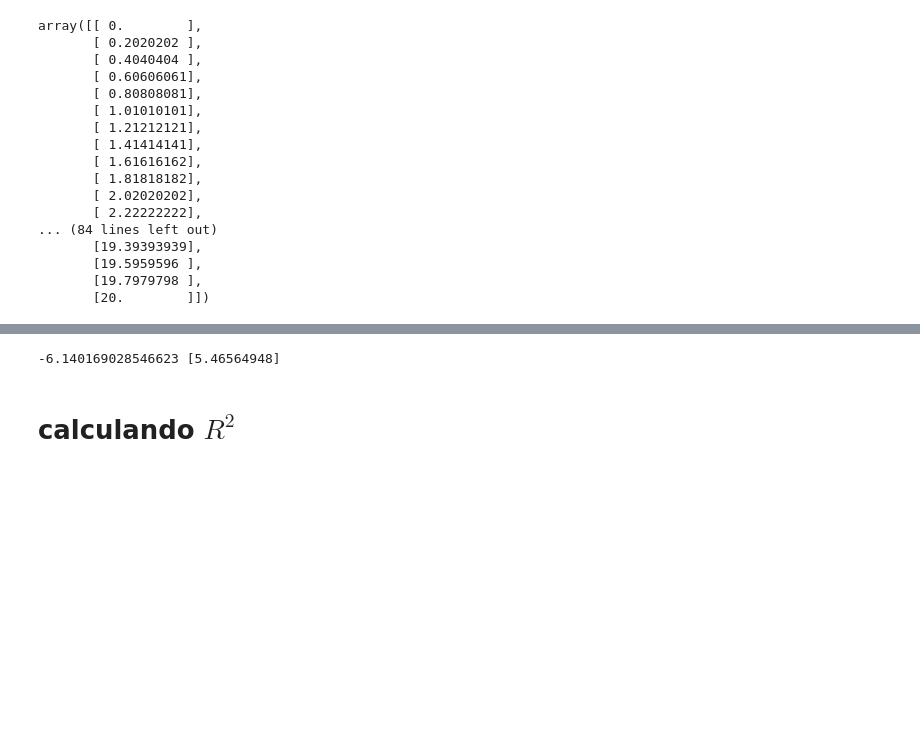
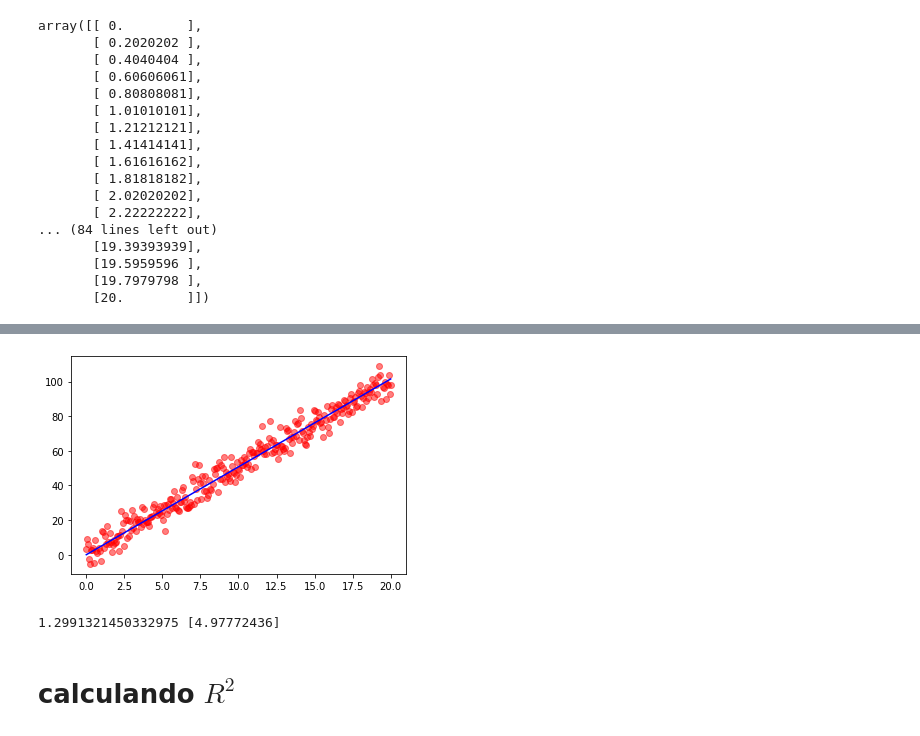
Before and after one commit to ramonapariciog/LIAPRE-Masters, a Jupyter notebook: clases/regresion/Apoyo_regresion_lineal.ipynb, the cells around one changed output, grey strips where cells are left out. Drawn from its saved outputs; the diff is of its cells as text; code cells hidden in the pictures; blank space fills up the shorter version.

```diff
--- a/clases/regresion/Apoyo_regresion_lineal.ipynb
+++ b/clases/regresion/Apoyo_regresion_lineal.ipynb
@@ -106,11 +43,28 @@ y_r = conruido(y, 30)
+# %%
+n = x.shape[0]
+mnum = (n * np.dot(x, y)) - (x.mean() * y.mean())
+# %%
+den = (n* np.dot(x, x)) - (x.mean() ** 2)
+# %%
+m = mnum / den
+# %%
+bnum = (y.mean() * np.dot(x, x)) - (x.mean() * np.dot(x, y))
+br = bnum / den
+yr = (x*m) + br
+# %%
+plt.plot(x, y, 'ro', alpha=0.5)
+plt.plot(x, yr, 'b')
+plt.show()
+# %% [output]
+[figure, added]
 # %%
 from sklearn import linear_model
 model = linear_model.LinearRegression()
 x = x.reshape(-1, 1)
-model.fit(X=x, y=y_r)
+model.fit(X=x, y=y)
 print(model.intercept_,  model.coef_)
 # %% [output]
--6.140169028546623 [5.46564948]
+1.2991321450332975 [4.97772436]
 # %% [markdown]
 # calculando $R^2$
 # %%
```
Also changed, not shown: parts of 11 cells of this notebook, 17 other files.
